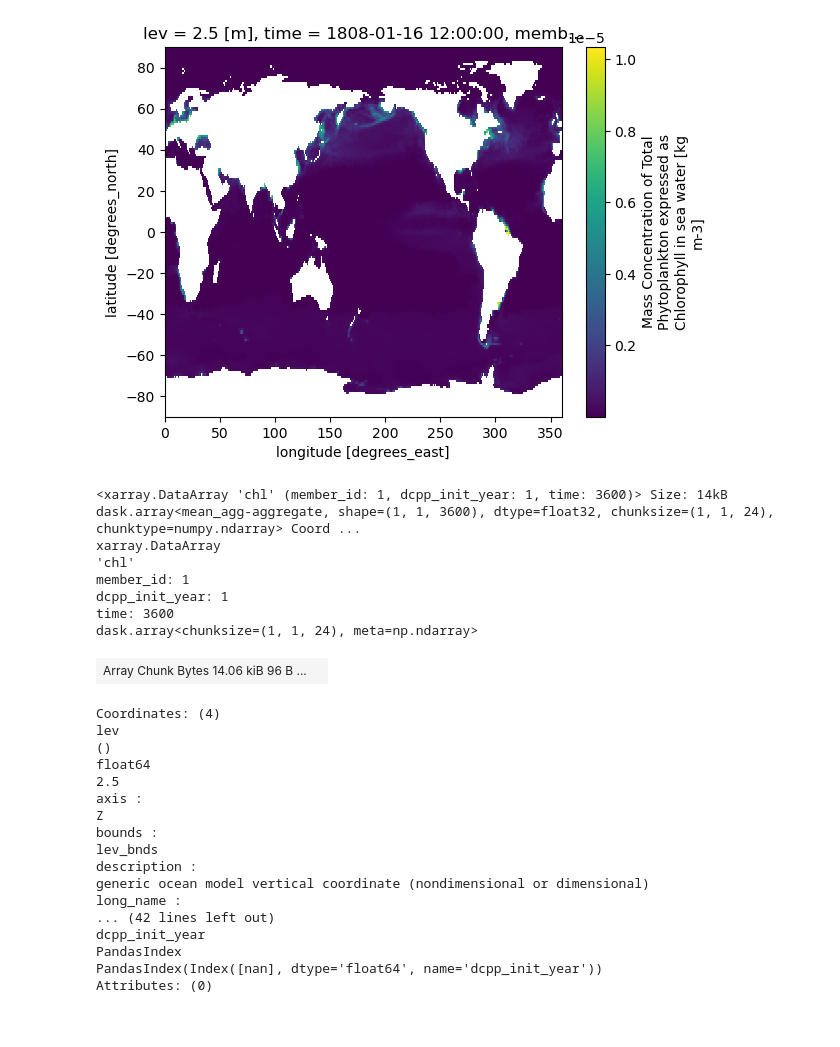
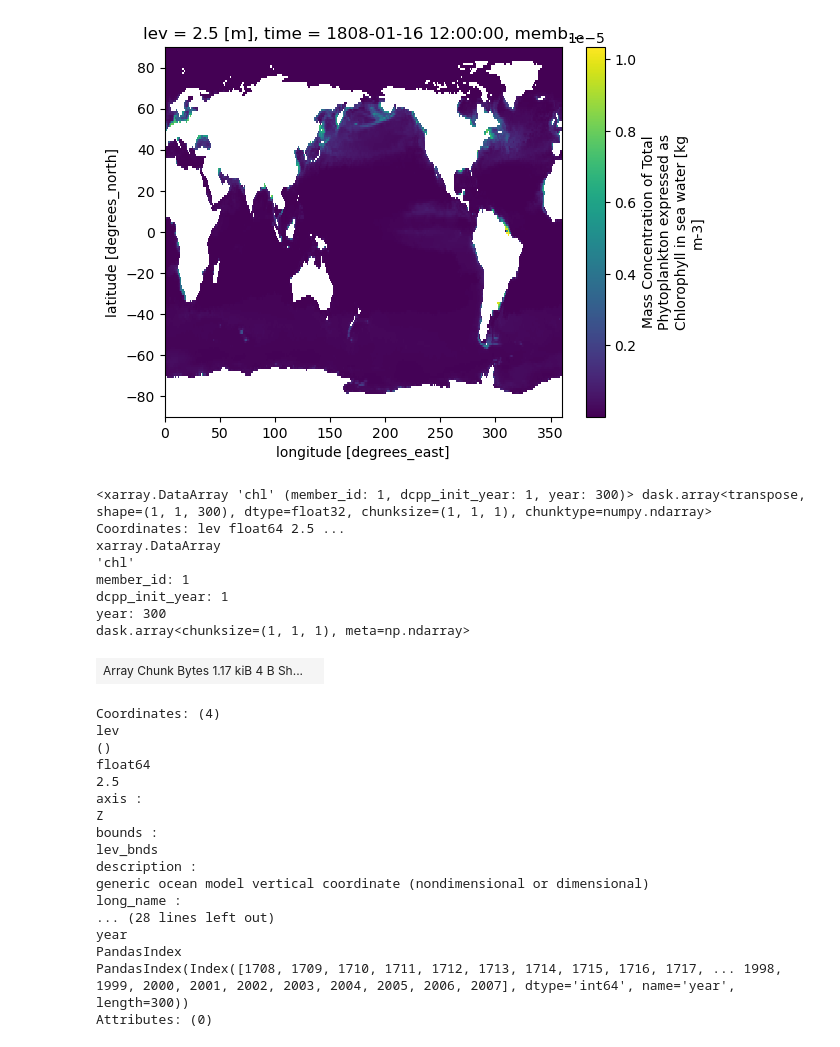
Before and after one commit to hirnas/e440-final, a Jupyter notebook: e440proj.ipynb, the cells around one changed output. Drawn from its saved outputs; the diff is of its cells as text; code cells hidden in the pictures.

```diff
--- a/e440proj.ipynb
+++ b/e440proj.ipynb
@@ -265,24 +265,26 @@ dset_dict['OMIP.NOAA-GFDL.GFDL-CM4.omip1.Omon.gr'].chl.isel(time=1200, lev=0).pl
 # %%
 import dask
 
 dask.config.set(scheduler='threads')
+dask.config.set(num_workers=14)  # Adjust based on your CPU cores
+
 
 #cesm_data_path = "http://thredds.atmos.albany.edu:8080/thredds/dodsC/CESMA/"
 #atm_control = xr.open_dataset(cesm_data_path + "cpl_1850_f19/concatenated/cpl_1850_f19.cam.h0.nc")
 
 #weight_factor = atm_control.gw / atm_control.gw.mean(dim='lat')
 
-testplotdata = (dset_dict['OMIP.NOAA-GFDL.GFDL-CM4.omip1.Omon.gr'].chl.isel(lev=0)).mean(dim=('lat','lon'))
+testplotdata = (dset_dict['OMIP.NOAA-GFDL.GFDL-CM4.omip1.Omon.gr'].chl.isel(lev=0)).mean(dim=('lat','lon')).groupby('time.year').mean()
 testplotdata
 # %% [output]
-<xarray.DataArray 'chl' (member_id: 1, dcpp_init_year: 1, time: 3600)> Size: 14kB dask.array<mean_agg-aggregate, shape=(1, 1, 3600), dtype=float32, chunksize=(1, 1, 24), chunktype=numpy.ndarray> Coord ...
+<xarray.DataArray 'chl' (member_id: 1, dcpp_init_year: 1, year: 300)> dask.array<transpose, shape=(1, 1, 300), dtype=float32, chunksize=(1, 1, 1), chunktype=numpy.ndarray> Coordinates: lev float64 2.5 ...
 xarray.DataArray
 'chl'
 member_id: 1
 dcpp_init_year: 1
-time: 3600
-dask.array<chunksize=(1, 1, 24), meta=np.ndarray>
+year: 300
+dask.array<chunksize=(1, 1, 1), meta=np.ndarray>
-| Array Chunk Bytes 14.06 kiB 96 B ... |  |
+| Array Chunk Bytes 1.17 kiB 4 B Sh... |  |
 Coordinates: (4)
 lev
 ()
@@ -295,10 +297,10 @@ lev_bnds
 description :
 generic ocean model vertical coordinate (nondimensional or dimensional)
 long_name :
-... (42 lines left out)
-dcpp_init_year
+... (28 lines left out)
+year
 PandasIndex
-PandasIndex(Index([nan], dtype='float64', name='dcpp_init_year'))
+PandasIndex(Index([1708, 1709, 1710, 1711, 1712, 1713, 1714, 1715, 1716, 1717, ... 1998, 1999, 2000, 2001, 2002, 2003, 2004, 2005, 2006, 2007], dtype='int64', name='year', length=300))
 Attributes: (0)
 # %%
 testplotdata.plot()
```
Also changed, not shown: parts of 4 cells of this notebook.
